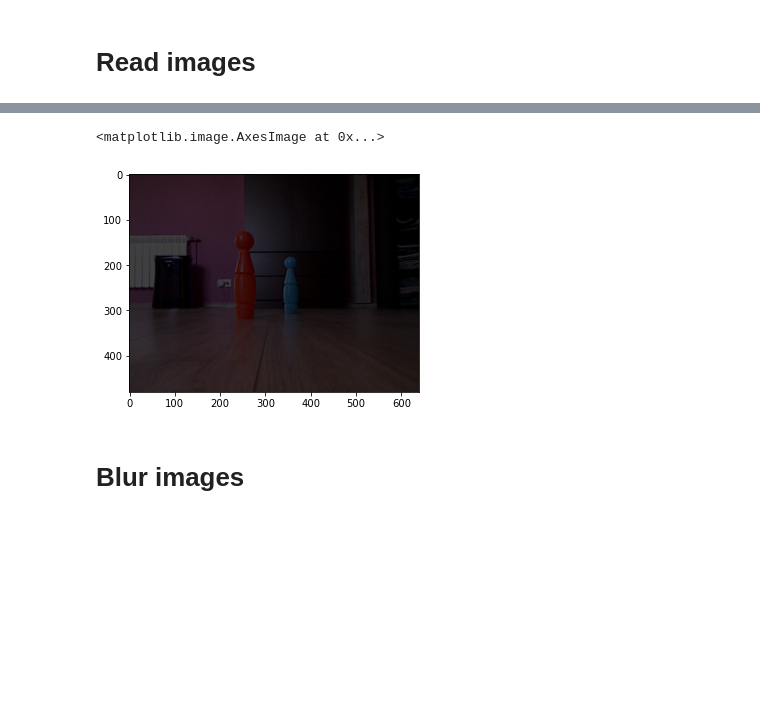
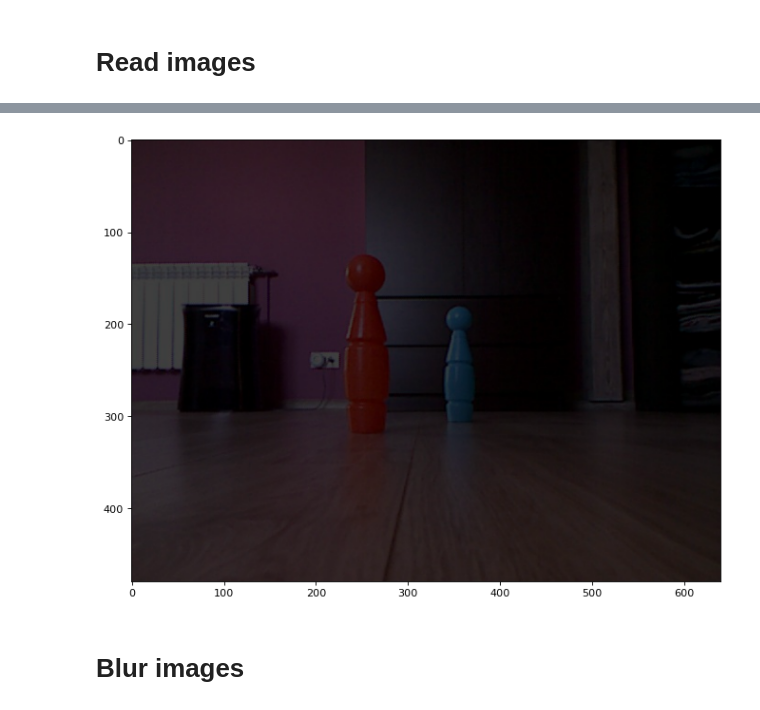
Before and after one commit to MarcinFilipek/Vision, a Jupyter notebook: notebooks/Kinect/Masking image by depth.ipynb, the cells around one changed output, grey strips where cells are left out. Cells and saved outputs as stored; diff of their text form; code cells hidden in the pictures; blank space fills up the shorter version.

```diff
--- a/notebooks/Kinect/Masking image by depth.ipynb
+++ b/notebooks/Kinect/Masking image by depth.ipynb
@@ -21,8 +21,8 @@ plt.imshow(depth_with_pretty, cmap='gray')
 # %%
-plt.imshow(rgbImage)
+plt.figure(figsize=(10, 10), dpi=80)
+plt.imshow(rgbImage);
 # %% [output]
-<matplotlib.image.AxesImage at 0x...>
-[figure, old version]
+[figure, new version]
 # %% [markdown]
 # Blur images
 # %%
```
Also changed, not shown: parts of 6 cells of this notebook.
